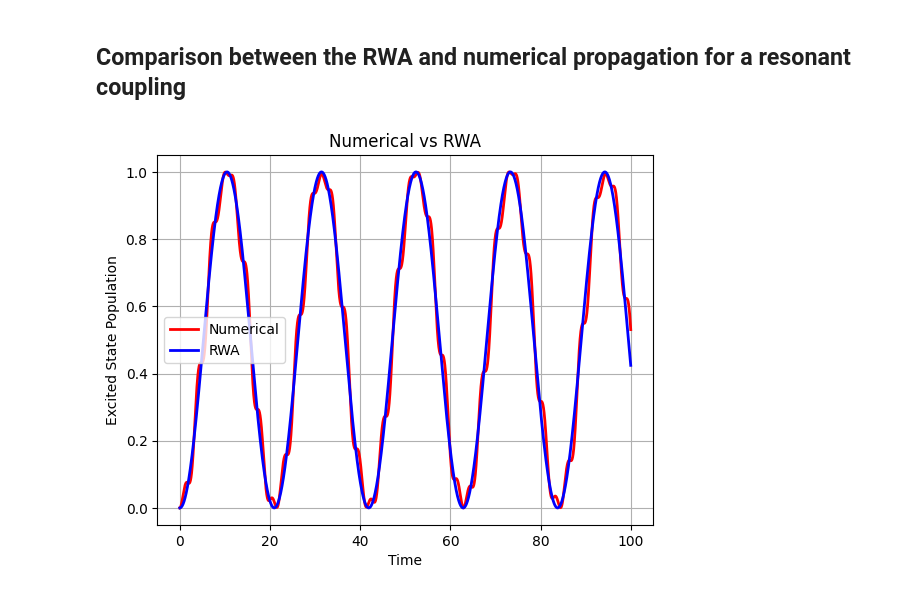
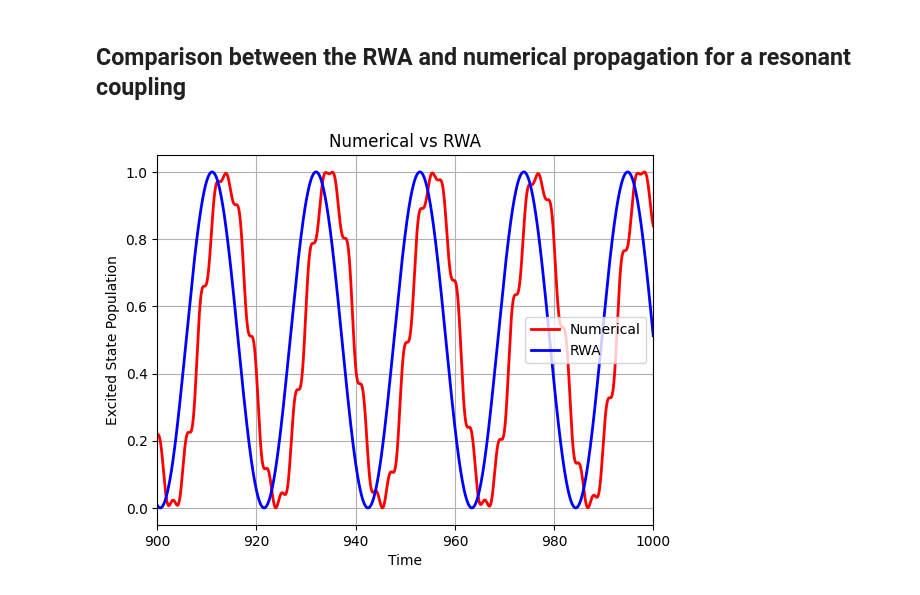
Before and after one commit to rolandmitric/Quantum_Dynamics_2025, a Jupyter notebook: rotating_wave.ipynb, the cells around one changed output. Drawn from its saved outputs; the diff is of its cells as text; code cells hidden in the pictures.

```diff
--- a/rotating_wave.ipynb
+++ b/rotating_wave.ipynb
@@ -427,38 +427,36 @@ import numpy as np
 import matplotlib.pyplot as plt
 from scipy.linalg import expm
 
 Δ = 1.0       # Energy splitting
-V = .3    # Driving strength
-ω = 1.0      # Driving frequency (resonant)
+V = .3      # Driving strength
+ω = 1.0     # Driving frequency (resonant)
 dt = 0.01
-t_max = 100
+t_max = 1000
 times = np.arange(0, t_max, dt)
 
 # Initial state: ground state |g> = [1, 0]
 ψ = np.array([1.0, 0.0], dtype=complex)
 ψs = []
 
 # Time evolution under full Hamiltonian
 for t in times:
-    H = (Δ/2)*np.array([[1,0],[0,-1]]) + V*np.cos(ω*t)*np.array([[0,1],[1,0]])
+    H = (Δ/2)*np.array([[1,0],[0,-1]]) + V*np.cos(ω*(t+dt/2))*np.array([[0,1],[1,0]])
     U = expm(-1j * H * dt)
     ψ = U @ ψ
     ψs.append(np.abs(ψ[1])**2)  # Excited state population
 
-# RWA valid for resonance: ω ≈ Δ
-# Analytic RWA prediction: Rabi flopping with freq V/2
 P_rwa = np.sin(0.5 * V * times)**2
 
 
 # Plot comparison
 plt.plot(times, ψs, color = "red", label='Numerical', lw=2)
 plt.plot(times, P_rwa, color = "blue", label='RWA', lw=2)
 plt.xlabel('Time')
 plt.ylabel('Excited State Population')
 plt.title('Numerical vs RWA')
 plt.legend()
 plt.grid(True)
-#plt.xlim(900,1000)
+plt.xlim(900,1000)
 plt.show()
 # %% [output]
-[figure, old version]
+[figure, new version]
```
Also changed, not shown: parts of 2 cells of this notebook.
